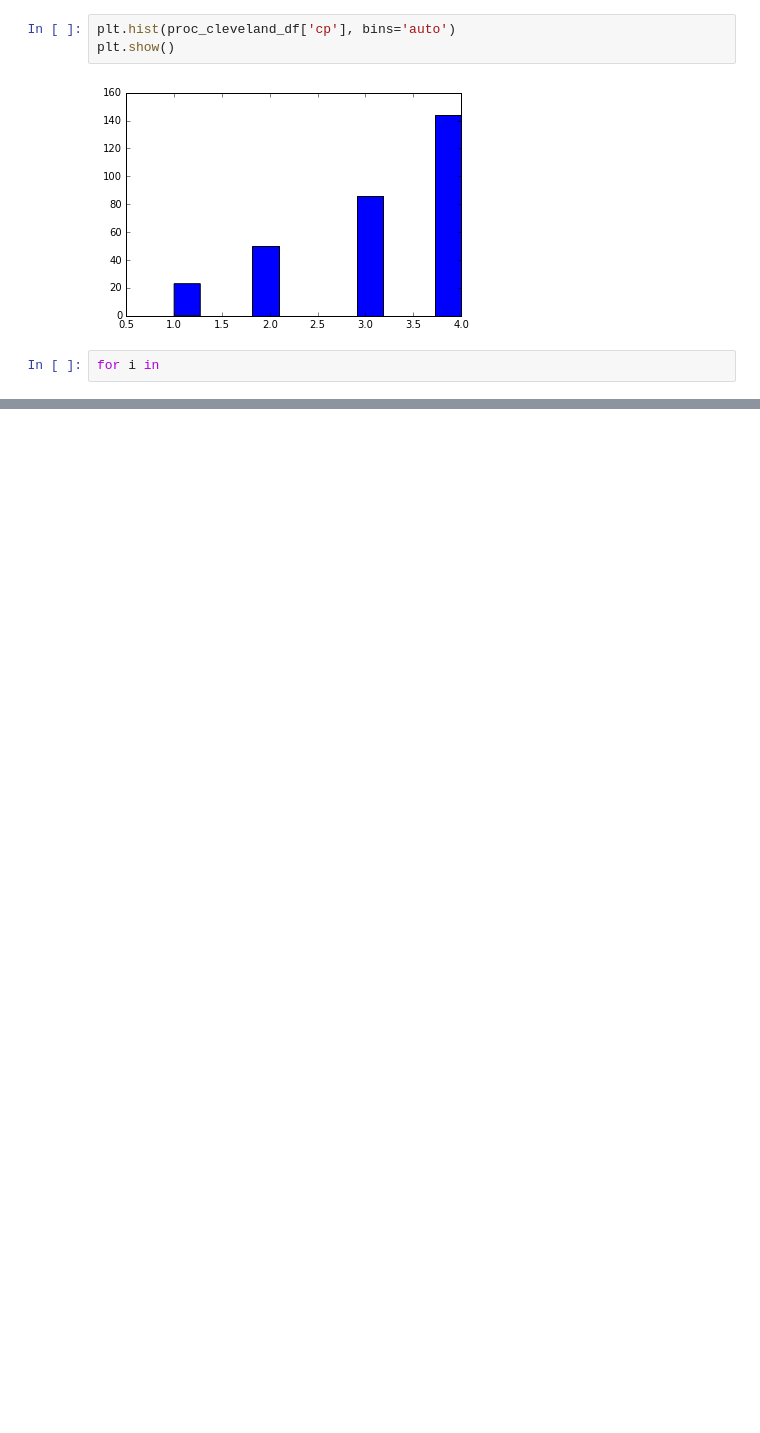
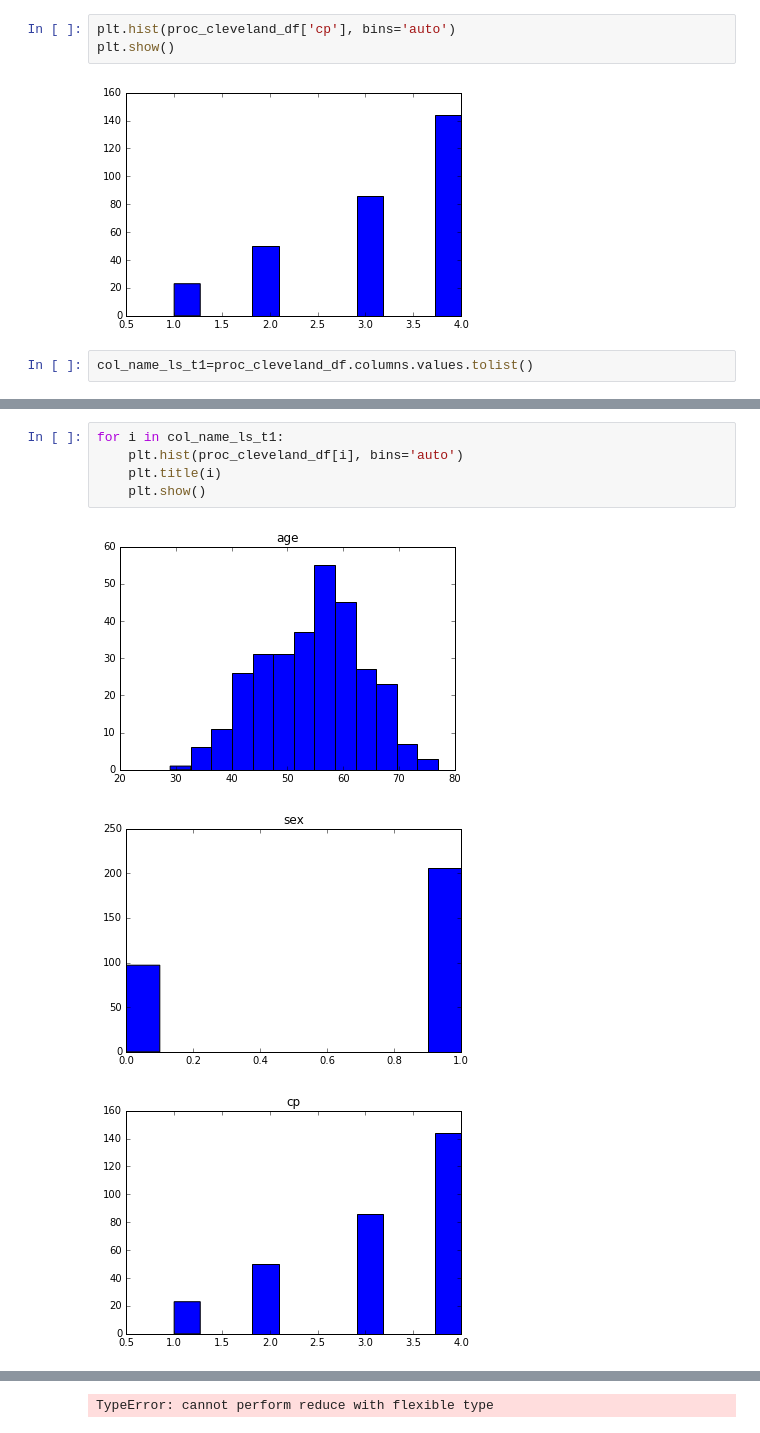
Before and after one commit to tyran0914/BootCamp_Hospital1, a Jupyter notebook: Data_Preprocessing.ipynb, the cells around one changed output, grey strips where cells are left out. Saved outputs shown, nothing was run; the diff lists cells and outputs as text; blank space fills up the shorter version.

```diff
--- a/Data_Preprocessing.ipynb
+++ b/Data_Preprocessing.ipynb
@@ -47,5 +47,5 @@ plt.hist(proc_cleveland_df['cp'], bins='auto')
 plt.show()
 # %% [output]
 [figure]
-# %%
-for i in
+# %%
+col_name_ls_t1=proc_cleveland_df.columns.values.tolist()
@@ -51,0 +76,9 @@ for i in
+# %%
+for i in col_name_ls_t1:
+    plt.hist(proc_cleveland_df[i], bins='auto')
+    plt.title(i)
+    plt.show()
+# %% [output]
+[figure, added]
+[figure, added]
+[figure, added]
@@ -51,0 +93 @@ for i in
+TypeError: cannot perform reduce with flexible type
```
Also changed, not shown: parts of 6 cells of this notebook.
